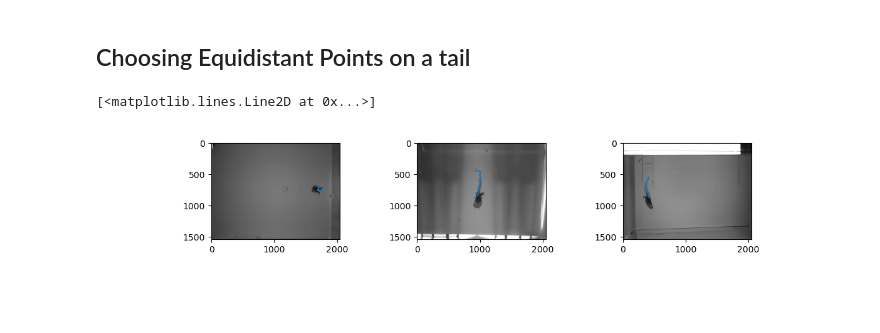
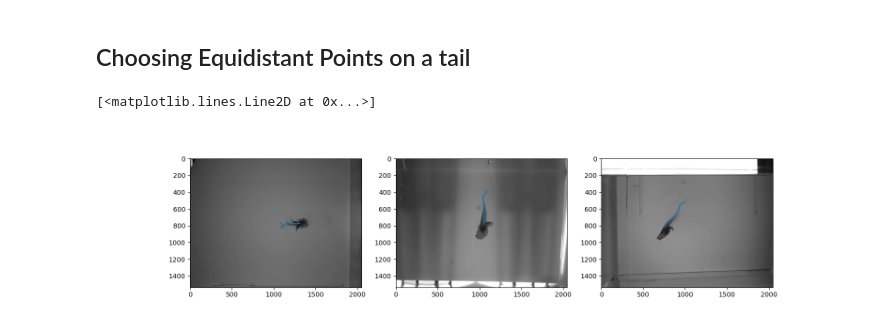
Before and after one commit to aiyeraditya/Annotate_Tadpole_Tablet, a Jupyter notebook: TailMatch.ipynb, the cells around one changed output. Drawn from its saved outputs; the diff is of its cells as text; code cells hidden in the pictures; blank space fills up the shorter version.

```diff
--- a/TailMatch.ipynb
+++ b/TailMatch.ipynb
@@ -17,10 +19,25 @@ def get_traces():
     return p0, p1, p2
 # %%
 def get_imgs():
-    p0 = cv2.imread(f'/home/iyer_la/Documents/TailAnnotated/tadpole_stage57_Cam0-Aditya-2022-11-04/labeled-data/40_4100-5280/img0108.png')
-    p1 = cv2.imread(f'/home/iyer_la/Documents/TailAnnotated/tadpole_stage57_Cam1-Aditya-2022-11-04/labeled-data/40_4100-5280/img0108.png')
-    p2 = cv2.imread(f'/home/iyer_la/Documents/TailAnnotated/tadpole_stage57_Cam2-Aditya-2022-11-04/labeled-data/40_4100-5280/img0108.png')
+    img_n = '0593'
+    folder = '76_9605-11135'
+    p0 = cv2.imread(f'/home/iyer_la/Documents/TailAnnotated/tadpole_stage57_Cam0-Aditya-2022-11-04/labeled-data/{folder}/img{img_n}.png')
+    p1 = cv2.imread(f'/home/iyer_la/Documents/TailAnnotated/tadpole_stage57_Cam1-Aditya-2022-11-04/labeled-data/{folder}/img{img_n}.png')
+    p2 = cv2.imread(f'/home/iyer_la/Documents/TailAnnotated/tadpole_stage57_Cam2-Aditya-2022-11-04/labeled-data/{folder}/img{img_n}.png')
     return p0, p1, p2
 # %%
 p0, p1, p2 = get_traces()
 i0, i1, i2 = get_imgs()
+pts_ = np.array([p0, p1, p2]).reshape(3, -1, 2)
+fig, ax = plt.subplots(1,3,figsize = (16,4))
+ax[0].imshow(i0)
+ax[0].plot(p0[:,0], p0[:,1])
+
+ax[1].imshow(i1)
+ax[1].plot(p1[:,0], p1[:,1])
+
+ax[2].imshow(i2)
+ax[2].plot(p2[:,0], p2[:,1])
+# %% [output]
+[<matplotlib.lines.Line2D at 0x...>]
+[figure, added]
@@ -29,16 +44,3 @@ pts_ = np.array([p0, p1, p2]).reshape(3, -1, 2)
-# %%
-fig, ax = plt.subplots(1,3,figsize = (12,2))
-ax[0].imshow(i0)
-ax[0].plot(p0[:,0], p0[:,1])
-
-ax[1].imshow(i1)
-ax[1].plot(p1[:,0], p1[:,1])
-
-ax[2].imshow(i2)
-ax[2].plot(p2[:,0], p2[:,1])
-# %% [output]
-[<matplotlib.lines.Line2D at 0x...>]
-[figure, removed]
 # %%
 # In this case, Camera1 and Camera2 (not Camera0) are more likely to return appropriate correspondences
 # %%
```
Also changed, not shown: parts of 14 cells of this notebook, 1 other file.
